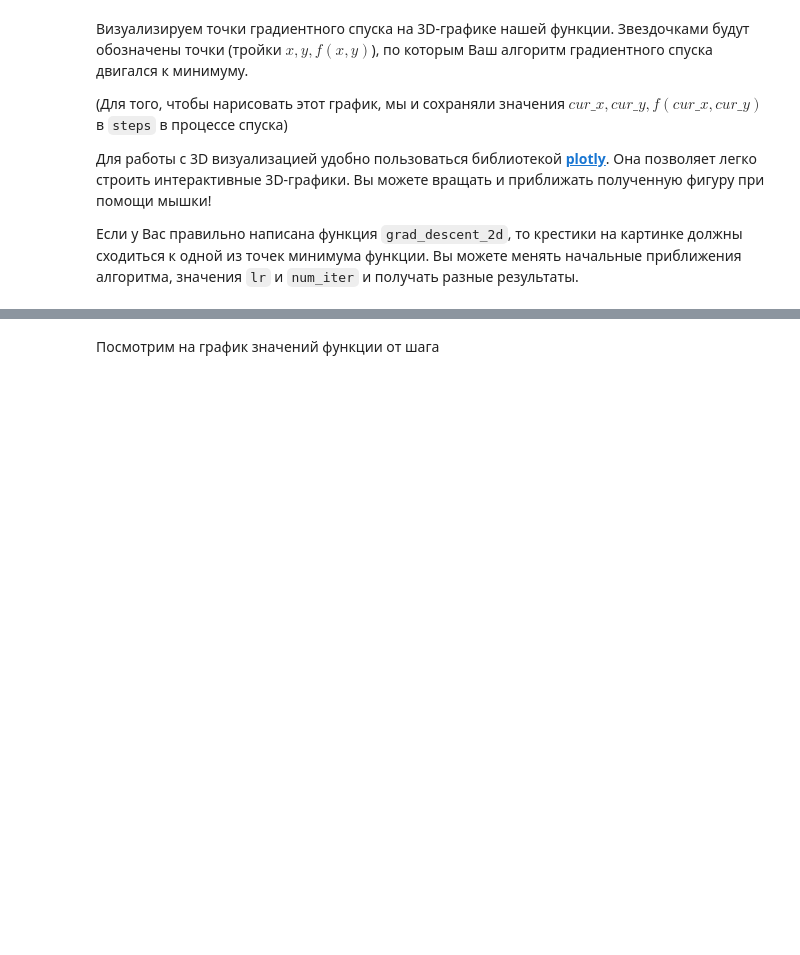
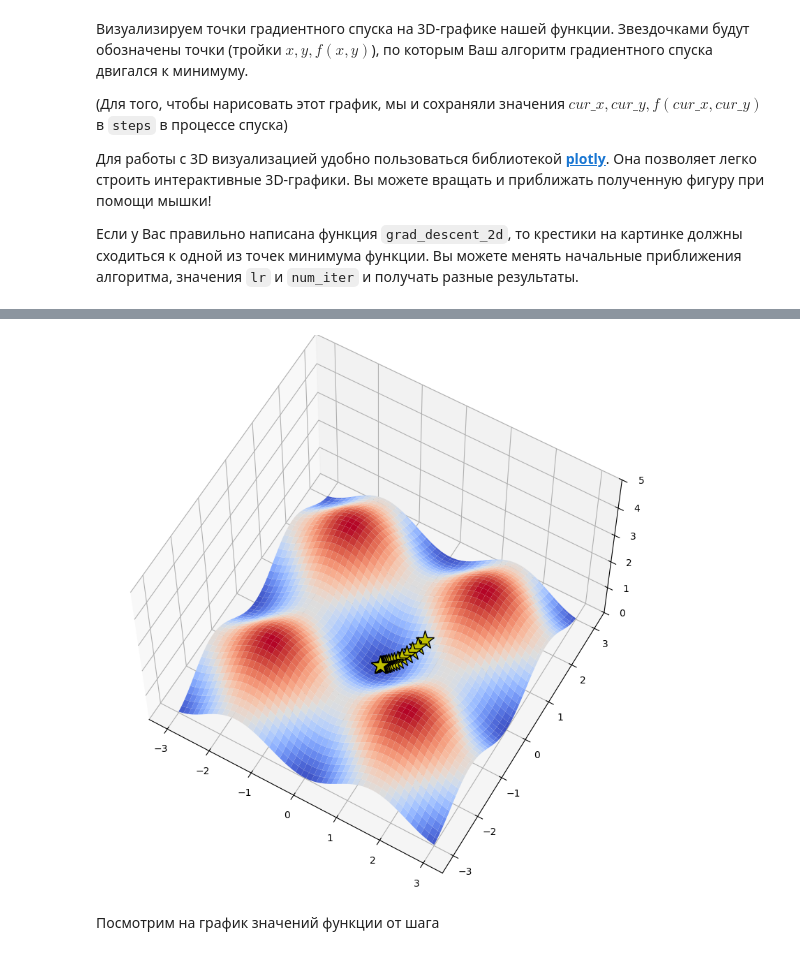
Before and after one commit to pelicandl/genre-classification, a Jupyter notebook: week_02_linear_models/Homework/hw_2_linear_models.ipynb, the cells around one changed output, grey strips where cells are left out. Cells and saved outputs as stored; diff of their text form; code cells hidden in the pictures; blank space fills up the shorter version.

```diff
--- a/week_02_linear_models/Homework/hw_2_linear_models.ipynb
+++ b/week_02_linear_models/Homework/hw_2_linear_models.ipynb
@@ -102,7 +102,7 @@ def grad_descent_2d(f, grad_f, lr, num_iter=100, r0=None):
         entry = np.hstack((curr_r, f(curr_r)))
         history.append(entry)
 
-        curr_r -= # YOUR CODE. Не забудьте про lr!
+        curr_r -= lr * grad_f(curr_r) # YOUR CODE. Не забудьте про lr!
 
     return np.vstack(history)
 # %% [markdown]
@@ -160,32 +160,34 @@ fig.show();
 # %%
 # %matplotlib osx
 
 from mpl_toolkits.mplot3d import Axes3D
 import matplotlib.pyplot as plt
 from matplotlib import cm
 import numpy as np
 
 path = []
 
 X, Y = np.meshgrid(np.linspace(-3, 3, 100), np.linspace(-3, 3, 100))
 
 fig = plt.figure(figsize=(16, 10))
-ax = fig.gca(projection='3d')
+ax = fig.add_subplot(projection='3d')
 
 zs = np.array([f(np.array([x,y]))
               for x, y in zip(np.ravel(X), np.ravel(Y))])
 Z = zs.reshape(X.shape)
 
 
 ax.plot_surface(X, Y, Z, cmap=cm.coolwarm, zorder=2)
 
 ax.plot(xs=steps[:, 0], ys=steps[:, 1], zs=steps[:, 2],
         marker='*', markersize=20, zorder=3,
         markerfacecolor='y', lw=3, c='black')
 
 ax.set_zlim(0, 5)
 ax.view_init(elev=60)
 plt.show()
+# %% [output]
+[figure, added]
 # %% [markdown]
 Посмотрим на график значений функции от шага
 # %%
```
Also changed, not shown: parts of 3 cells of this notebook.
